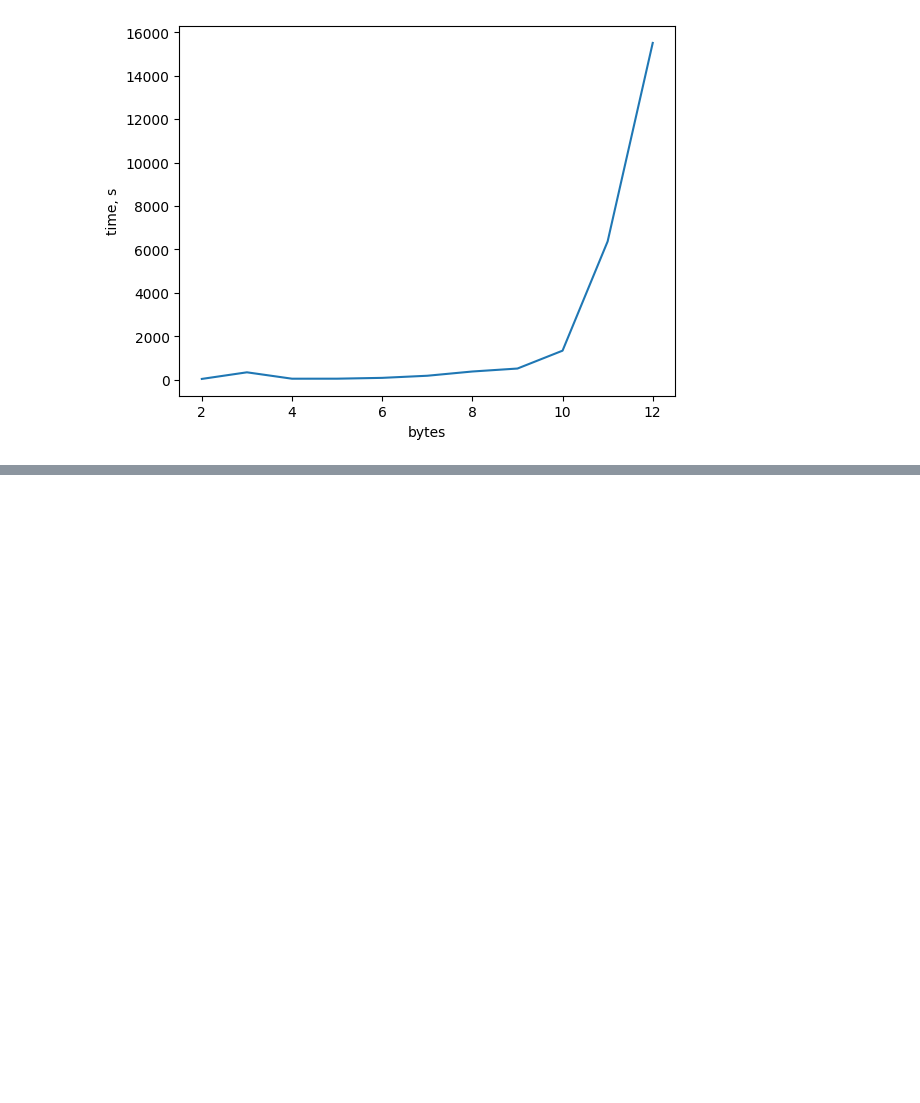
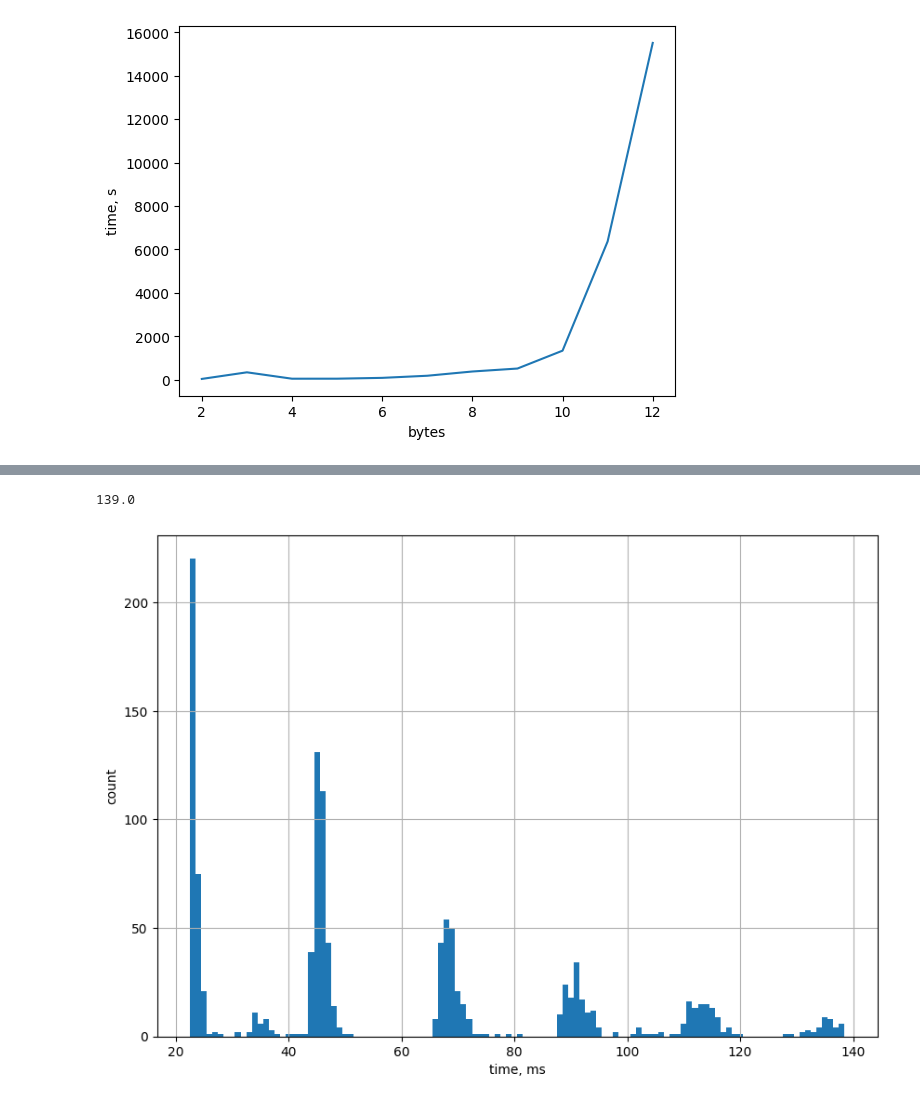
Before and after one commit to largeNumberOfOnes/fractor, a Jupyter notebook: stat/sw_ecm/report.ipynb, the cells around one changed output, grey strips where cells are left out. Cells and saved outputs as stored; diff of their text form; code cells hidden in the pictures; blank space fills up the shorter version.

```diff
--- a/stat/sw_ecm/report.ipynb
+++ b/stat/sw_ecm/report.ipynb
@@ -145,0 +181,13 @@ build_dep()
+# %%
+arr_ecm = calc_time(1500, 4)
+# %%
+diag = Diag(arr_ecm, 1000, sll=0.0, slr=0.05, min_backet_size=1)
+
+plt.figure(figsize=(10, 7))
+plt.bar(diag.get_x(), diag.get_h(), width=diag.bucket_size)
+plt.xlabel('time, ms')
+plt.ylabel('count')
+plt.grid()
+# %% [output]
+139.0
+[figure, added]
```
Also changed, not shown: parts of 2 cells of this notebook, 1 other file.
